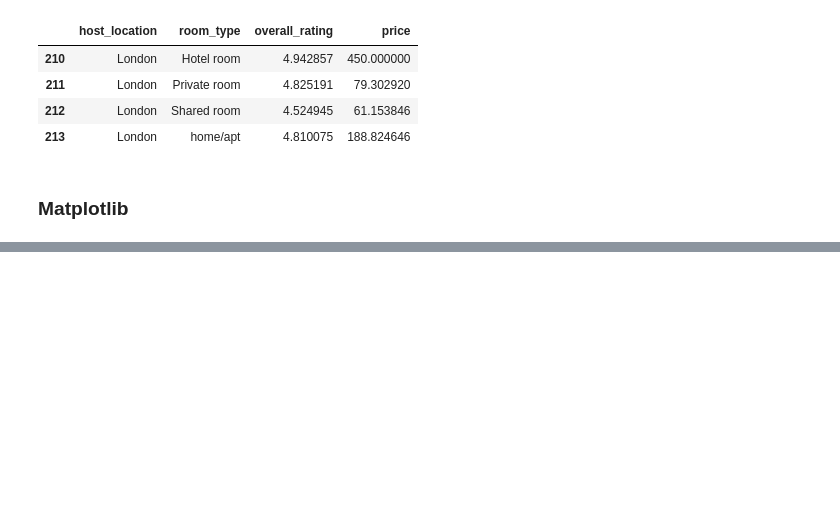
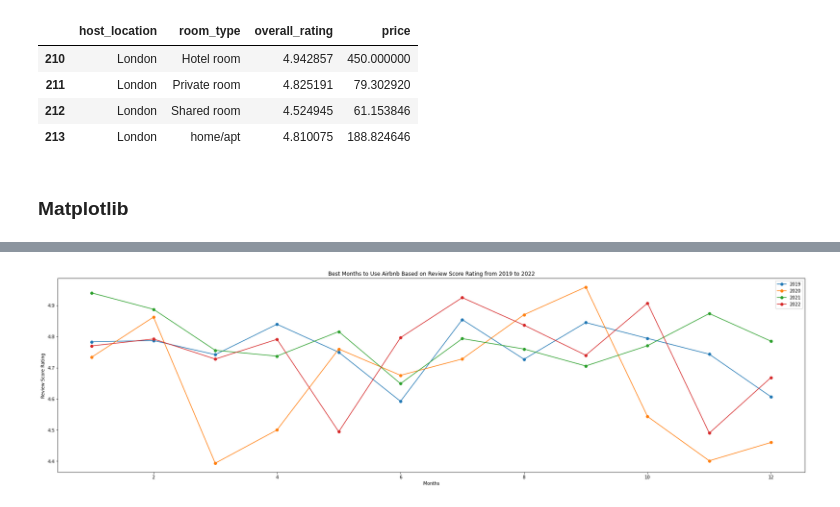
Before and after one commit to Nwanne-analytics/Airbnb_Data_Project, a Jupyter notebook: Working codes COM728.ipynb, the cells around one changed output, grey strips where cells are left out. Saved outputs shown, nothing was run; the diff lists cells and outputs as text; code cells hidden in the pictures; blank space fills up the shorter version.

```diff
--- a/Working codes COM728.ipynb
+++ b/Working codes COM728.ipynb
@@ -611,3 +722,29 @@ plt.xlabel('review_scores_value')
 plt.ylabel('minimum_nights')
 plt.title('r vs n')
 plt.show()
+# %%
+# own selection for question c
+# group the year by month and sum the prices
+review_year_2019 = year_2019.groupby(year_2019.host_since.dt.month)["review_scores_rating"].mean()
+review_year_2020 = year_2020.groupby(year_2020.host_since.dt.month)["review_scores_rating"].mean()
+review_year_2021 = year_2021.groupby(year_2021.host_since.dt.month)["review_scores_rating"].mean()
+review_year_2022 = year_2022.groupby(year_2022.host_since.dt.month)["review_scores_rating"].mean()
+# %%
+x = review_year_2019.index.tolist()
+y1 = review_year_2019.tolist()
+y2 = review_year_2020.tolist()
+y3 = review_year_2021.tolist()
+y4 = review_year_2022.tolist()
+y = [y1,y2,y3,y4]
+fig = plt.figure(figsize=(30,8))
+
+for i in range(len(y)):
+    plt.plot(x,y[i],'o-',label=years[i])
+
+plt.xlabel('Months')
+plt.ylabel('Review Score Rating')
+plt.title('Best Months to Use Airbnb Based on Review Score Rating from 2019 to 2022')
+plt.legend()
+plt.show()
+# %% [output]
+[figure, added]
```
Also changed, not shown: parts of 26 cells of this notebook, 4 other files.
